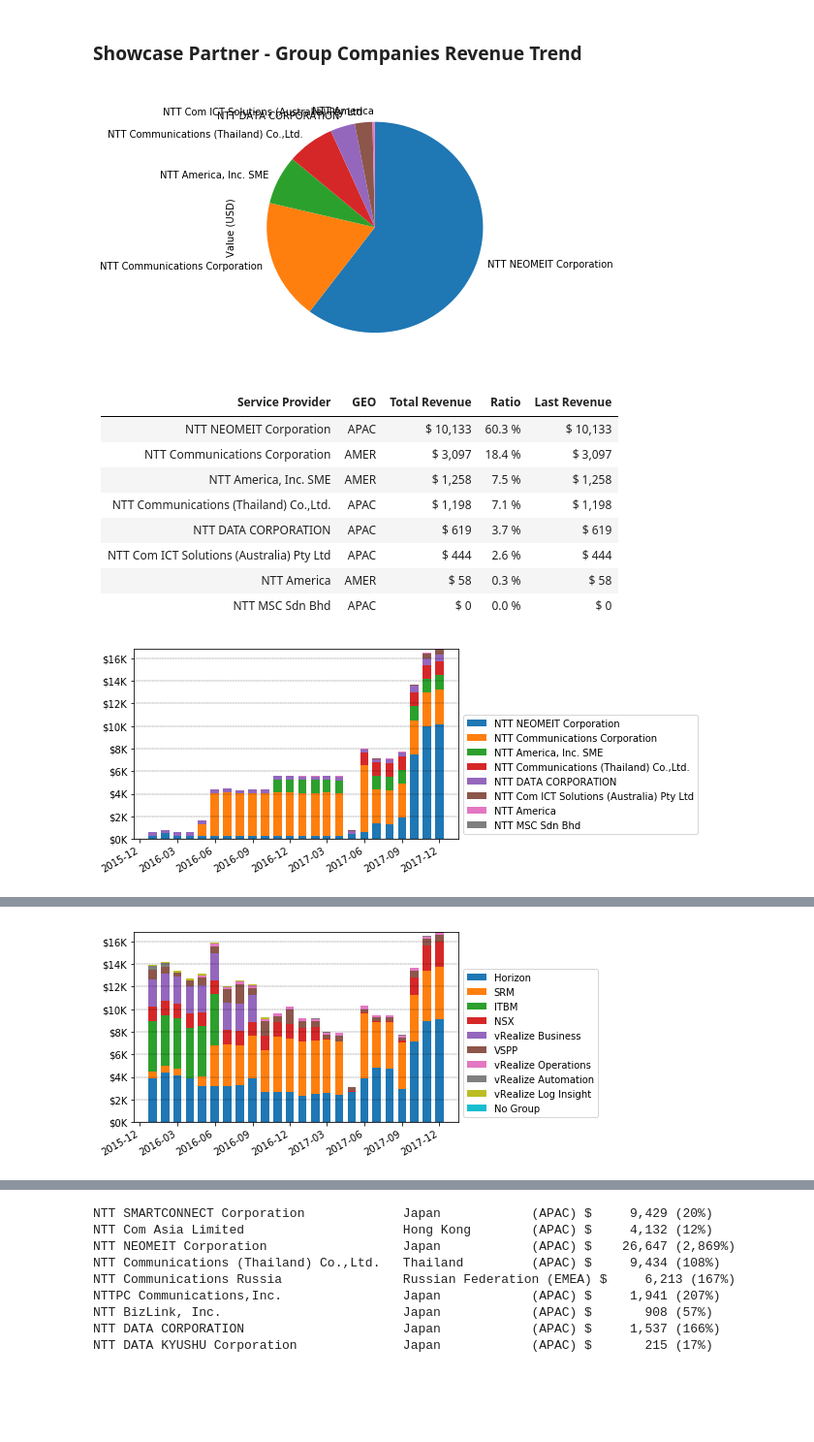
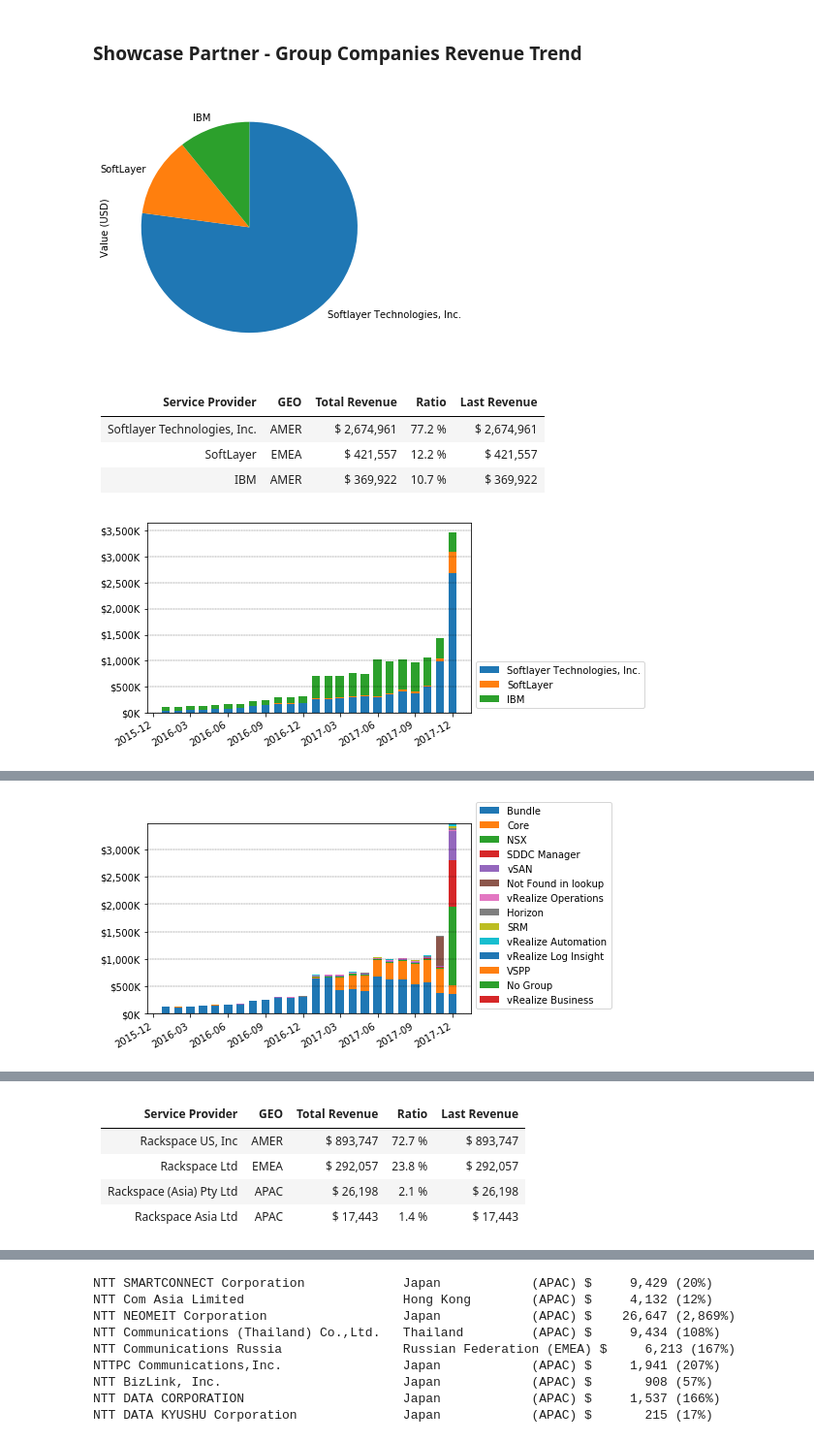
Before and after one commit to k1fukumoto/vcpp-data, a Jupyter notebook: report/GlobalUsagePoints.ipynb, the cells around one changed output, grey strips where cells are left out. Shown at 97% size. Drawn from its saved outputs; the diff is of its cells as text; code cells hidden in the pictures; blank space fills up the shorter version.

```diff
--- a/report/GlobalUsagePoints.ipynb
+++ b/report/GlobalUsagePoints.ipynb
@@ -366,7 +296,7 @@ def plot_pie(series):
     plt.gcf().set_size_inches(5,5)
     plt.show()
 
-def partner_snapshot(df_pg,key='Value (USD)'):
+def partner_snapshot(df_pg,key='Value (USD)',product_key='Product Group'):
     # sorted list by "key" size
     s_pg_sorted = df_pg[df_pg['Usage Period'] == END_MONTH].groupby('Service Provider')[key].sum().sort_values(ascending=False)
 
@@ -402,11 +332,11 @@ def partner_snapshot(df_pg,key='Value (USD)'):
     format_trend_chart()
     plt.show()
 
-    s_prod_sorted = df_pg.groupby('Product Group')['Value (USD)'].sum().sort_values(ascending=False)
+    s_prod_sorted = df_pg.groupby(product_key)['Value (USD)'].sum().sort_values(ascending=False)
 
     prev_bar = 0
     for prod,rev in s_prod_sorted.items():
-        rev_by_up = df_pg[df_pg['Product Group']==prod].groupby('Usage Period')['Value (USD)'].sum()
+        rev_by_up = df_pg[df_pg[product_key]==prod].groupby('Usage Period')['Value (USD)'].sum()
         for up in i_up:
             if not up in rev_by_up.keys():
                 rev_by_up.at[up] = 0.0
@@ -415,45 +345,41 @@ def partner_snapshot(df_pg,key='Value (USD)'):
         plt.bar(rev_by_up.index,rev_by_up.values,width=20,label=prod,bottom=prev_bar)
         prev_bar += rev_by_up.values
 
     rows = []
     for sp in s_pg_sorted.keys():
         row = [sp]
         for prod in s_prod_sorted.keys():
-            rev = df_pg[(df_pg['Service Provider'] == sp)&(df_pg['Product Group'] == prod)][key].sum()
+            rev = df_pg[(df_pg['Service Provider'] == sp)&(df_pg[product_key] == prod)][key].sum()
             row.append('' if rev==0.0 else '\$ {:,.0f}'.format(rev))
         rows.append('|'.join(row))
 
     display(Markdown("\n".join(['Service Provider | {}'.format('|'.join(s_prod_sorted.index)),
                                 '|'.join(['---'] * (1+len(s_prod_sorted)))] + rows)))
 
 #    df_heatmap = pd.DataFrame(index=s_pg_sorted.keys(),columns=s_prod_sorted.keys())
 #    for sp in s_pg_sorted.keys():
 #        for prod in s_prod_sorted.keys():
 #            rev = df_pg[(df_pg['Service Provider'] == sp)&(df_pg['Product Group'] == prod)][key].sum()
 #            df_heatmap.loc[sp][prod] = '' if rev==.0 else '$ {:,.0f}'.format(rev)
 
 
     format_trend_chart()
     plt.show()
 
 
+for pg in df_top10.sort_values(by=['Revenue'],ascending=False)['Partner Group Name'].unique():
+    partner_snapshot(df[df['Partner Group Name'] == pg])
 
-#partner_snapshot(df[df['Partner Group Name'] == 'NTT'])
-partner_snapshot(df[(df['Partner Group Name'] == 'NTT')&(df['Product Group']!='Bundle')])
+#partner_snapshot(df[(df['Partner Group Name'] == 'NTT')&(df['Product Group']!='Bundle')])
 #partner_snapshot(df[(df['Partner Group Name'] == 'NTT') & (df['Service Provider'] != 'NTT Communications Corporation')])
 #partner_snapshot(df[df['Service Provider'].str.match('itelligence')])
 #partner_snapshot(df[df['Service Provider'].str.match('Netmagic')])
 #partner_snapshot(df[df['Service Provider'].str.match('NTT DATA')])
 # %% [output]
-[figure, old version]
+[figure, new version]
 Service Provider | GEO | Total Revenue | Ratio | Last Revenue
 :---|---|---|---|---
-NTT NEOMEIT Corporation|APAC|\$ 10,133|60.3 %|\$ 10,133
-NTT Communications Corporation|AMER|\$ 3,097|18.4 %|\$ 3,097
-NTT America, Inc. SME|AMER|\$ 1,258|7.5 %|\$ 1,258
-NTT Communications (Thailand) Co.,Ltd.|APAC|\$ 1,198|7.1 %|\$ 1,198
-NTT DATA CORPORATION|APAC|\$ 619|3.7 %|\$ 619
-NTT Com ICT Solutions (Australia) Pty Ltd|APAC|\$ 444|2.6 %|\$ 444
-NTT America|AMER|\$ 58|0.3 %|\$ 58
-NTT MSC Sdn Bhd|APAC|\$ 0|0.0 %|\$ 0
+Softlayer Technologies, Inc.|AMER|\$ 2,674,961|77.2 %|\$ 2,674,961
+SoftLayer|EMEA|\$ 421,557|12.2 %|\$ 421,557
+IBM|AMER|\$ 369,922|10.7 %|\$ 369,922
-[figure, old version]
+[figure, new version]
@@ -470 +391 @@ NTT MSC Sdn Bhd||||||||||
-[figure, old version]
+[figure, new version]
@@ -470,0 +393,6 @@ NTT MSC Sdn Bhd||||||||||
+Service Provider | GEO | Total Revenue | Ratio | Last Revenue
+:---|---|---|---|---
+Rackspace US, Inc|AMER|\$ 893,747|72.7 %|\$ 893,747
+Rackspace Ltd|EMEA|\$ 292,057|23.8 %|\$ 292,057
+Rackspace (Asia) Pty Ltd|APAC|\$ 26,198|2.1 %|\$ 26,198
+Rackspace Asia Ltd|APAC|\$ 17,443|1.4 %|\$ 17,443
```
Also changed, not shown: parts of 4 cells of this notebook.
